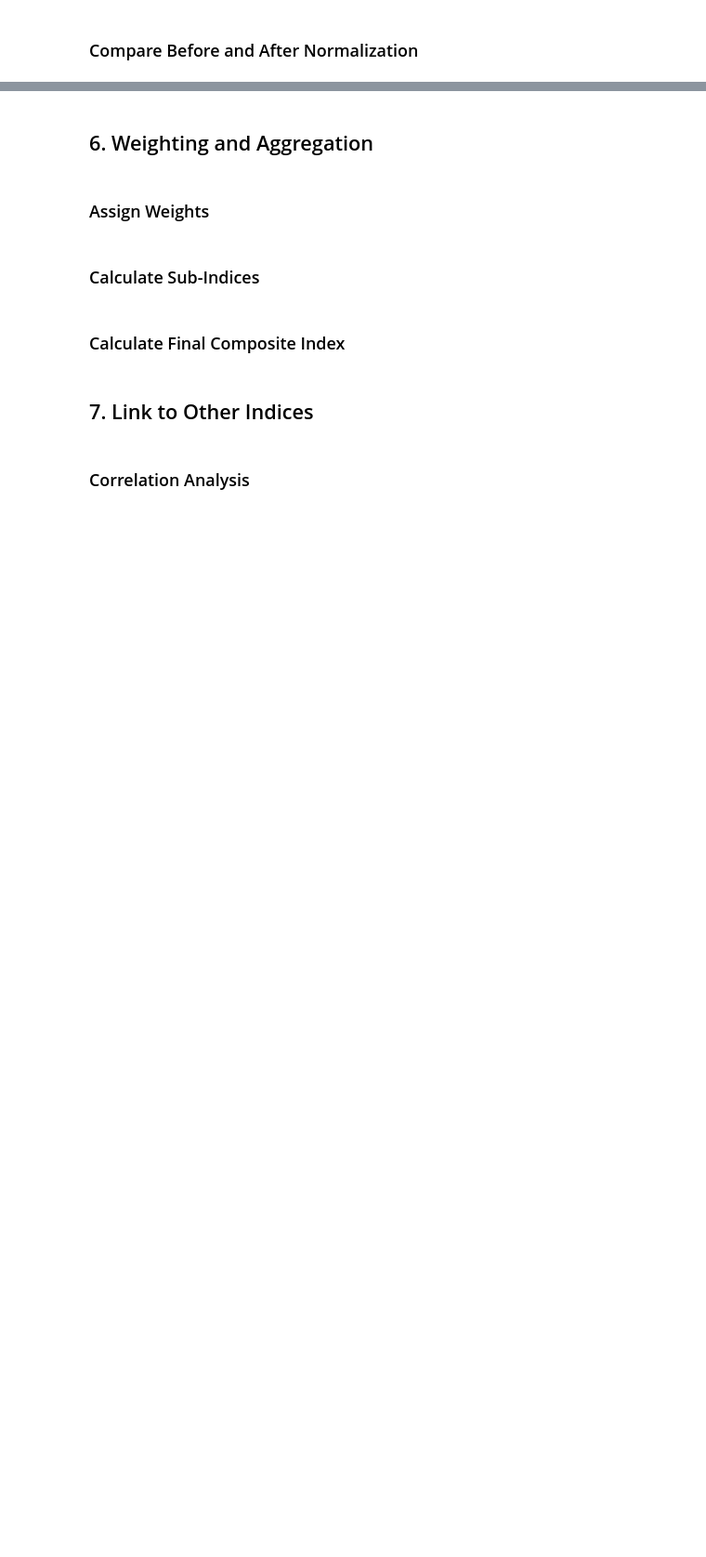
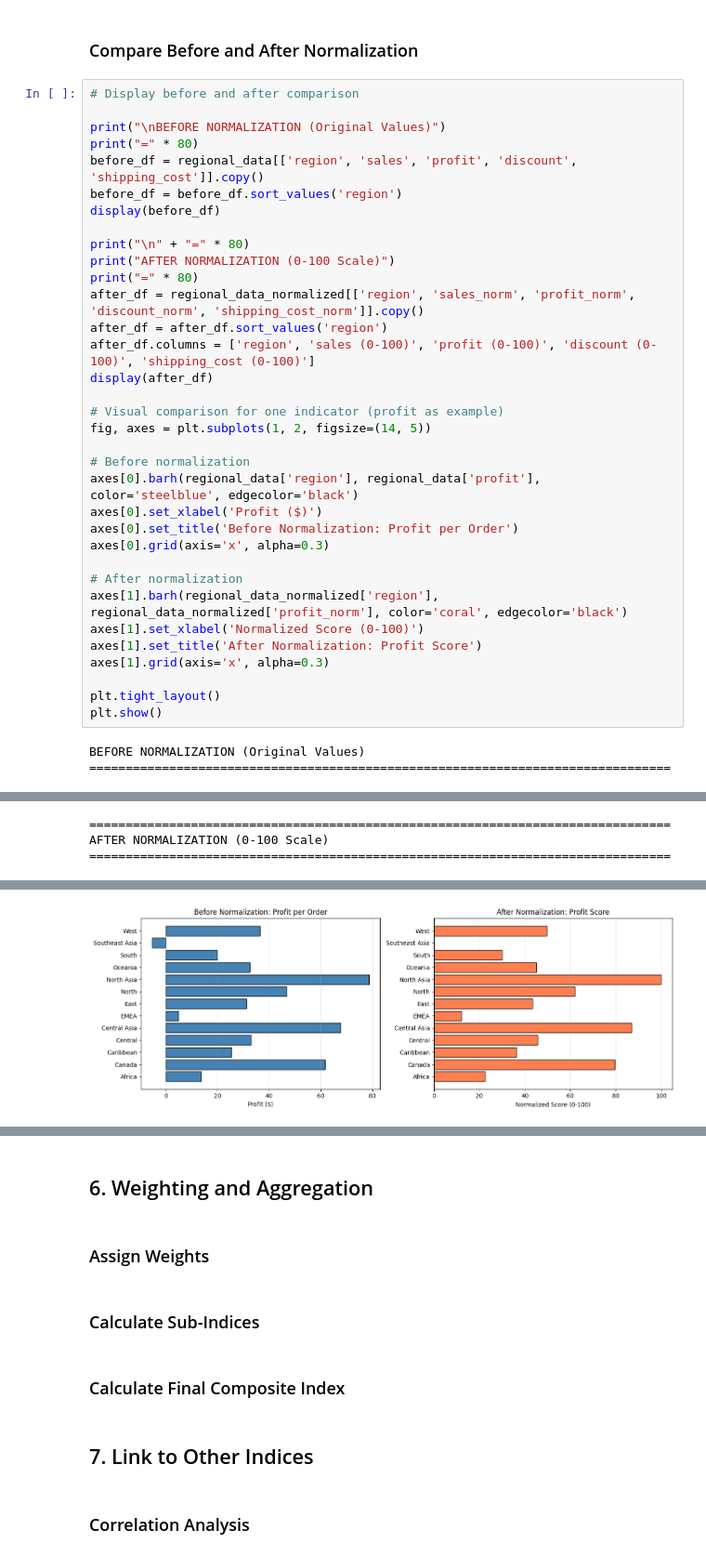
Before and after one commit to HaroldasT2/Data_Analysis_and_Visualisation_CA1, a Jupyter notebook: Indicator_analysis.ipynb, the cells around one changed output, grey strips where cells are left out. Shown at 93% size. Drawn from its saved outputs; the diff is of its cells as text; blank space fills up the shorter version.

```diff
--- a/Indicator_analysis.ipynb
+++ b/Indicator_analysis.ipynb
@@ -1170,2 +1377,39 @@ PC1 likely represents a profit-discount axis (right = high profit/low discount,
 # %% [markdown]
 ### Compare Before and After Normalization
+# %%
+# Display before and after comparison
+
+print("\nBEFORE NORMALIZATION (Original Values)")
+print("=" * 80)
+before_df = regional_data[['region', 'sales', 'profit', 'discount', 'shipping_cost']].copy()
+before_df = before_df.sort_values('region')
+display(before_df)
+
+print("\n" + "=" * 80)
+print("AFTER NORMALIZATION (0-100 Scale)")
+print("=" * 80)
+after_df = regional_data_normalized[['region', 'sales_norm', 'profit_norm', 'discount_norm', 'shipping_cost_norm']].copy()
+after_df = after_df.sort_values('region')
+after_df.columns = ['region', 'sales (0-100)', 'profit (0-100)', 'discount (0-100)', 'shipping_cost (0-100)']
+display(after_df)
+
+# Visual comparison for one indicator (profit as example)
+fig, axes = plt.subplots(1, 2, figsize=(14, 5))
+
+# Before normalization
+axes[0].barh(regional_data['region'], regional_data['profit'], color='steelblue', edgecolor='black')
+axes[0].set_xlabel('Profit ($)')
+axes[0].set_title('Before Normalization: Profit per Order')
+axes[0].grid(axis='x', alpha=0.3)
+
+# After normalization
+axes[1].barh(regional_data_normalized['region'], regional_data_normalized['profit_norm'], color='coral', edgecolor='black')
+axes[1].set_xlabel('Normalized Score (0-100)')
+axes[1].set_title('After Normalization: Profit Score')
+axes[1].grid(axis='x', alpha=0.3)
+
+plt.tight_layout()
+plt.show()
+# %% [output]
+BEFORE NORMALIZATION (Original Values)
+================================================================================
@@ -1171,0 +1430,3 @@ PC1 likely represents a profit-discount axis (right = high profit/low discount,
+================================================================================
+AFTER NORMALIZATION (0-100 Scale)
+================================================================================
@@ -1171,0 +1447 @@ PC1 likely represents a profit-discount axis (right = high profit/low discount,
+[figure, added]
```
Also changed, not shown: parts of 11 cells of this notebook.
